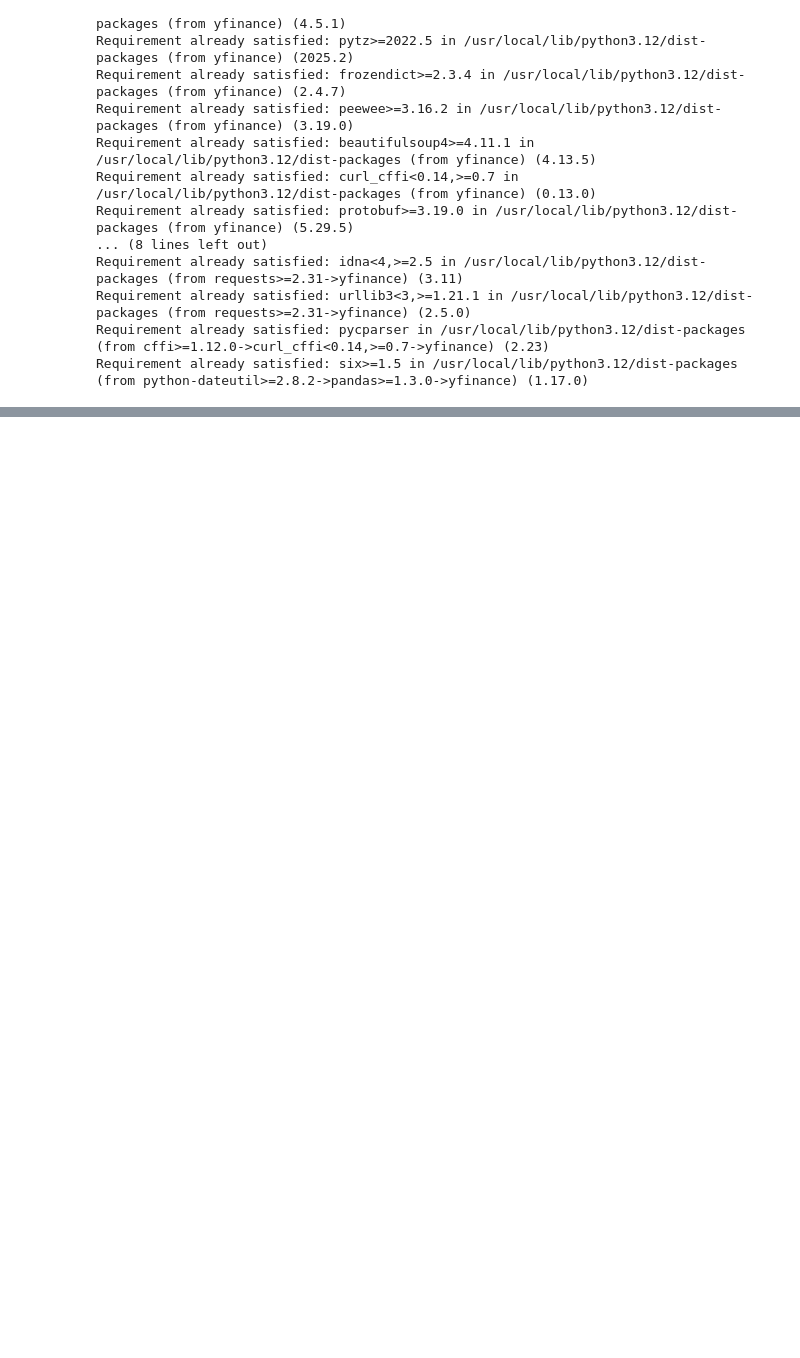
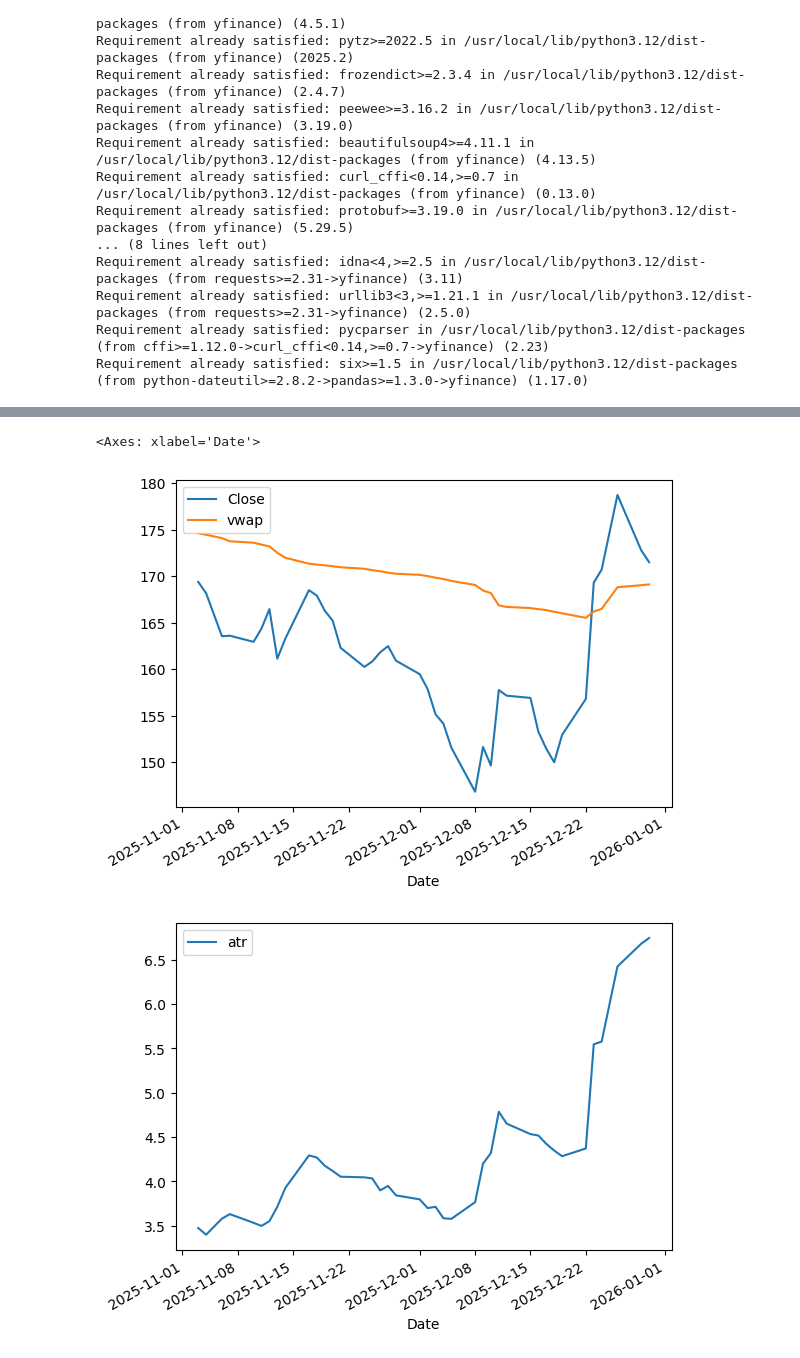
Before and after one commit to shine-sri/ircon-prediction, a Jupyter notebook: finstreet.ipynb, the cells around one changed output, grey strips where cells are left out. Drawn from its saved outputs; the diff is of its cells as text; code cells hidden in the pictures; blank space fills up the shorter version.

```diff
--- a/finstreet.ipynb
+++ b/finstreet.ipynb
@@ -138,3 +139,37 @@ def add_rsi(
 
     df[col_name] = rsi
     return df
+# %%
+def volume_rsi(df, vol_col="Volume", period=14, col_name="vol_rsi"):
+    """
+    Calculate Volume RSI (VRSI) using Wilder's smoothing.
+
+    Parameters
+    ----------
+    df : pd.DataFrame
+        DataFrame containing volume data
+    vol_col : str
+        Column name for volume
+    period : int
+        RSI lookback period
+    col_name : str
+        Name of output column
+
+    Returns
+    -------
+    pd.DataFrame
+        DataFrame with Volume RSI column added
+    """
+
+    delta = df[vol_col].diff()
+
+    gain = delta.clip(lower=0)
+    loss = -delta.clip(upper=0)
+
+    avg_gain = gain.ewm(alpha=1/period, adjust=False).mean()
+    avg_loss = loss.ewm(alpha=1/period, adjust=False).mean()
+
+    rs = avg_gain / avg_loss
+    df[col_name] = 100 - (100 / (1 + rs))
+
+    return df
@@ -176,3 +339,10 @@ Pipeline(steps=[('scaler', StandardScaler()),
+# %%
+train.plot(y=["Close","vwap"])
+train.plot(y=["atr"])
+# %% [output]
+<Axes: xlabel='Date'>
+[figure, added]
+[figure, added]
 # %%
 ircon_test = ircon.history(start="2025-12-04", end="2026-01-08", interval="1d")
 test = ircon_test.drop(columns = ["Dividends","Stock Splits"])
```
Also changed, not shown: parts of 13 cells of this notebook.
